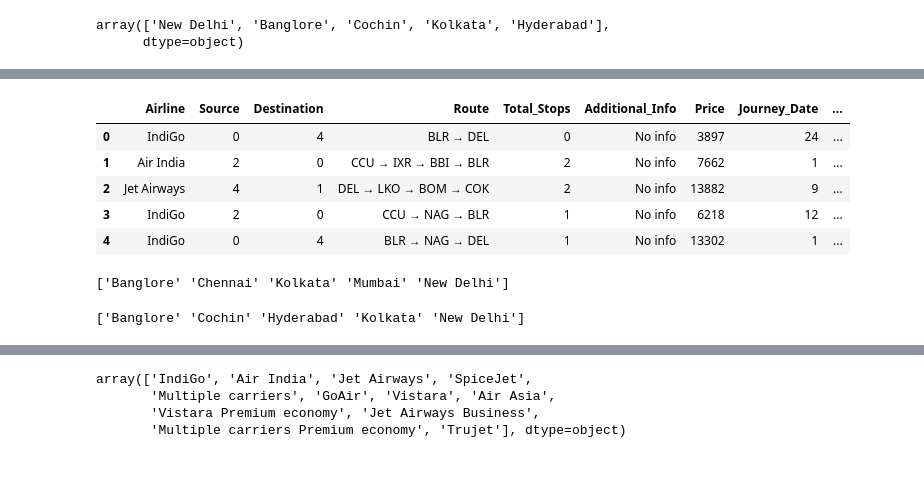
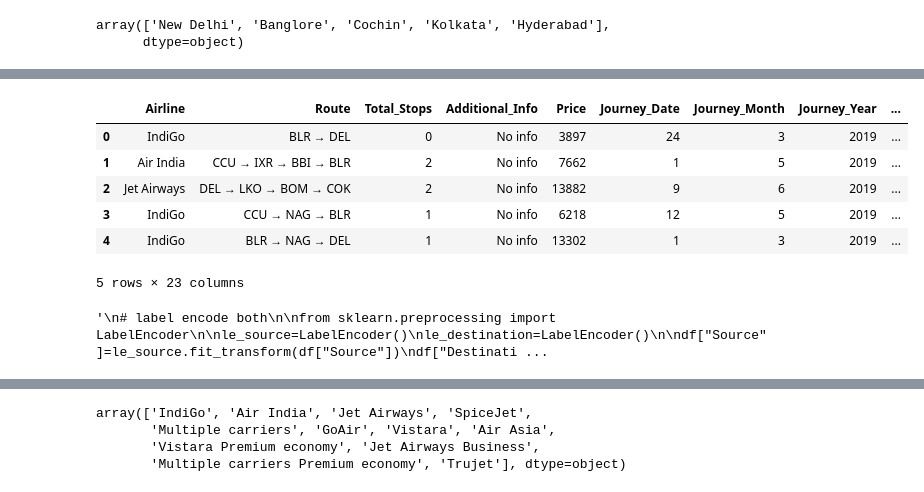
Before and after one commit to adnaksbhat/Colab_JupyterNotebooks, a Jupyter notebook: Zomato.ipynb, the cells around one changed output, grey strips where cells are left out. Drawn from its saved outputs; the diff is of its cells as text; code cells hidden in the pictures.

```diff
--- a/Zomato.ipynb
+++ b/Zomato.ipynb
@@ -700,4 +755,18 @@ array(['New Delhi', 'Banglore', 'Cochin', 'Kolkata', 'Hyderabad'],
+# %%
+df = pd.get_dummies(df, columns=['Destination'], dtype='int')
+
+
+df.head()
+# %% [output]
+|  | Airline | Route | Total_Stops | Additional_Info | Price | Journey_Date | Journey_Month | Journey_Year | ... |
+| 0 | IndiGo | BLR → DEL | 0 | No info | 3897 | 24 | 3 | 2019 | ... |
+| 1 | Air India | CCU → IXR → BBI → BLR | 2 | No info | 7662 | 1 | 5 | 2019 | ... |
+| 2 | Jet Airways | DEL → LKO → BOM → COK | 2 | No info | 13882 | 9 | 6 | 2019 | ... |
+| 3 | IndiGo | CCU → NAG → BLR | 1 | No info | 6218 | 12 | 5 | 2019 | ... |
+| 4 | IndiGo | BLR → NAG → DEL | 1 | No info | 13302 | 1 | 3 | 2019 | ... |
+5 rows × 23 columns
 # %%
+'''
 # label encode both
 
 from sklearn.preprocessing import LabelEncoder
@@ -709,21 +778,12 @@ df["Source"]=le_source.fit_transform(df["Source"])
 df["Destination"]=le_destination.fit_transform(df["Destination"])
 
 df.head()
+
+'''
+
+#dont use lableencoding coz it is not ordinal
 # %% [output]
-|  | Airline | Source | Destination | Route | Total_Stops | Additional_Info | Price | Journey_Date | ... |
-| 0 | IndiGo | 0 | 4 | BLR → DEL | 0 | No info | 3897 | 24 | ... |
-| 1 | Air India | 2 | 0 | CCU → IXR → BBI → BLR | 2 | No info | 7662 | 1 | ... |
-| 2 | Jet Airways | 4 | 1 | DEL → LKO → BOM → COK | 2 | No info | 13882 | 9 | ... |
-| 3 | IndiGo | 2 | 0 | CCU → NAG → BLR | 1 | No info | 6218 | 12 | ... |
-| 4 | IndiGo | 0 | 4 | BLR → NAG → DEL | 1 | No info | 13302 | 1 | ... |
+'\n# label encode both\n\nfrom sklearn.preprocessing import LabelEncoder\n\nle_source=LabelEncoder()\nle_destination=LabelEncoder()\n\ndf["Source"]=le_source.fit_transform(df["Source"])\ndf["Destinati ...
-# %%
-print(le_source.classes_)
-# %% [output]
-['Banglore' 'Chennai' 'Kolkata' 'Mumbai' 'New Delhi']
-# %%
-print(le_destination.classes_)
-# %% [output]
-['Banglore' 'Cochin' 'Hyderabad' 'Kolkata' 'New Delhi']
 # %%
 df.info()
 # %% [output]
```
Also changed, not shown: parts of 30 cells of this notebook.
